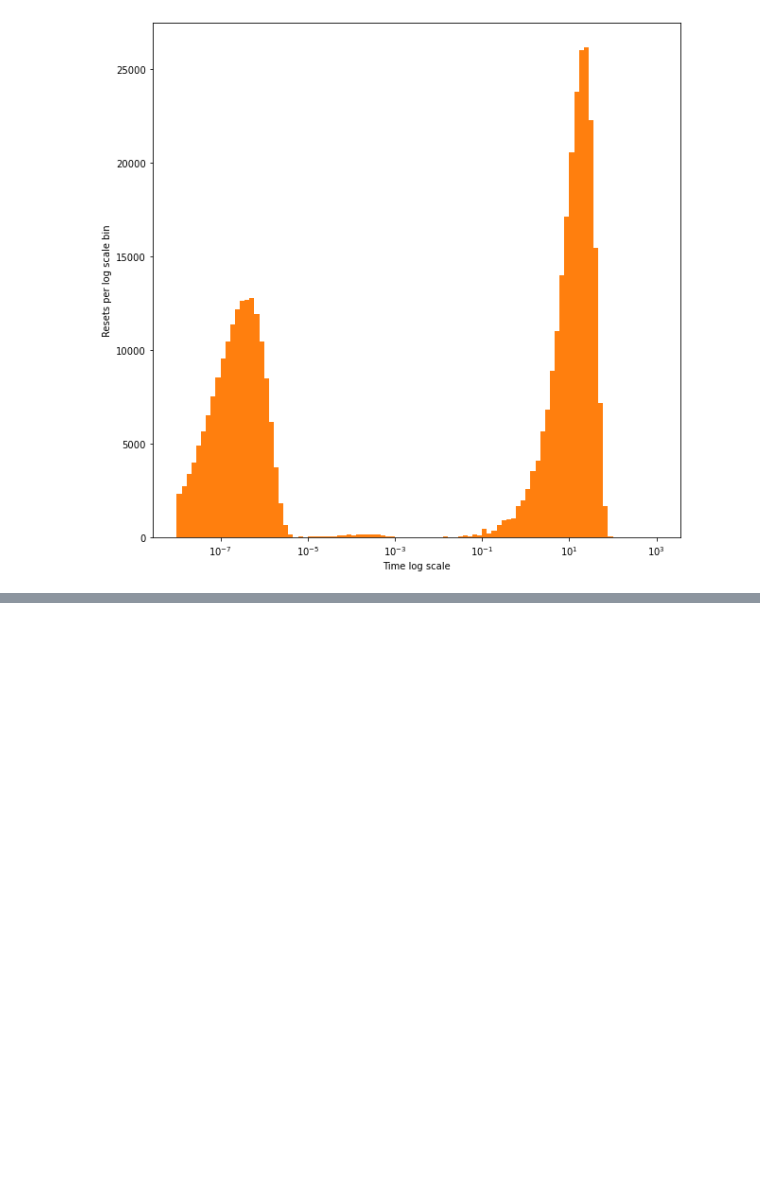
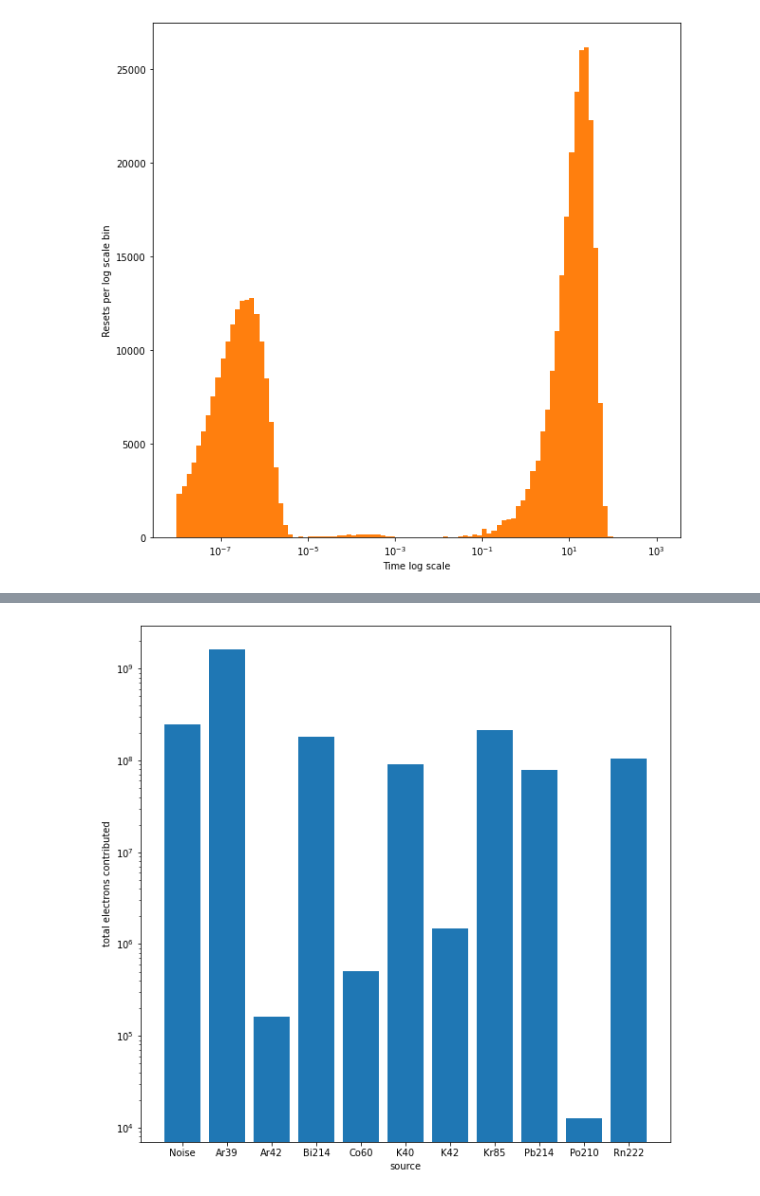
Before and after one commit to kkeefe/neutAna, a Jupyter notebook: simulation-software/notebooks/1ks_analysis.ipynb, the cells around one changed output, grey strips where cells are left out. Cells and saved outputs as stored; diff of their text form; code cells hidden in the pictures; blank space fills up the shorter version.

```diff
--- a/simulation-software/notebooks/1ks_analysis.ipynb
+++ b/simulation-software/notebooks/1ks_analysis.ipynb
@@ -409,6 +409,7 @@ plt.savefig("./pdfs/radiogenicRTDtimescale_1d_noise.pdf")
 [figure]
 # %%
 resets = data['pixel_reset']
+print("total sets:", len(resets))
 pix_x = data['pixel_x']
 pix_y = data['pixel_y']
 reset_ids = data['pixel_reset_truth_track_id']
@@ -453,6 +454,8 @@ print(len(flat_rtds), len(flat_ids))
 # notes                      B-0.5   0.5   3.3MeV  0.3 MeV 1.3MeV  3.5MeV  0.7MeV  1.0MeV  alpha@5.4  alpha@5.59
 uniq_ids_labels = ["Noise", "Ar39", "Ar42", "Bi214", "Co60", "K40", "K42", "Kr85", "Pb214", "Po210", "Rn222"]
 
+energy_dep_id = []
+
 reset_stacks = []
 reset_weights = []
 for i, uids in enumerate(uniq_ids):
@@ -463,8 +466,9 @@ for i, uids in enumerate(uniq_ids):
     w_resets = [ w for weights, ids in zip(flat_weights, flat_ids) for w, idd in zip(weights, ids) if idd == uids ]
     reset_weights.append(w_resets)
 
-    print(uniq_ids_labels[i], len(w_resets), len(id_resets))
-
+    energy_dep = np.mean(w_resets)*len(id_resets)
+    energy_dep_id.append(energy_dep)
+    print(uniq_ids_labels[i], f"{energy_dep:02e}")
 
 
 plt.figure(figsize=(10,10))
@@ -490 +495,11 @@ Rn222 79347 79347
 [figure]
+# %%
+fig, ax = plt.subplots(figsize=(10,10))
+ax.set_yscale('log')
+ax.bar(uniq_ids, energy_dep_id)
+ax.set_xticks(np.arange(11), labels=uniq_ids_labels)
+ax.set_ylabel("total electrons contributed")
+ax.set_xlabel("source")
+plt.savefig("./pdfs/sim_electron_contribution_log.pdf")
+# %% [output]
+[figure, added]
```
Also changed, not shown: parts of 5 cells of this notebook, 3 other files.
